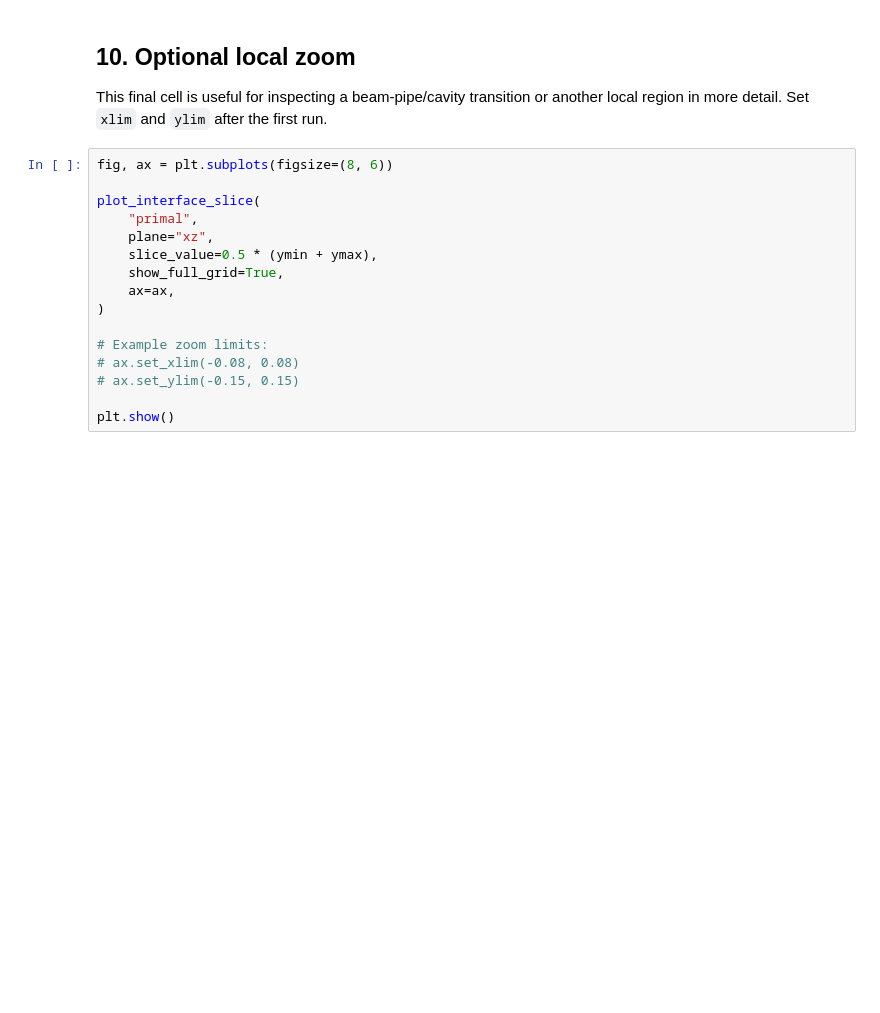
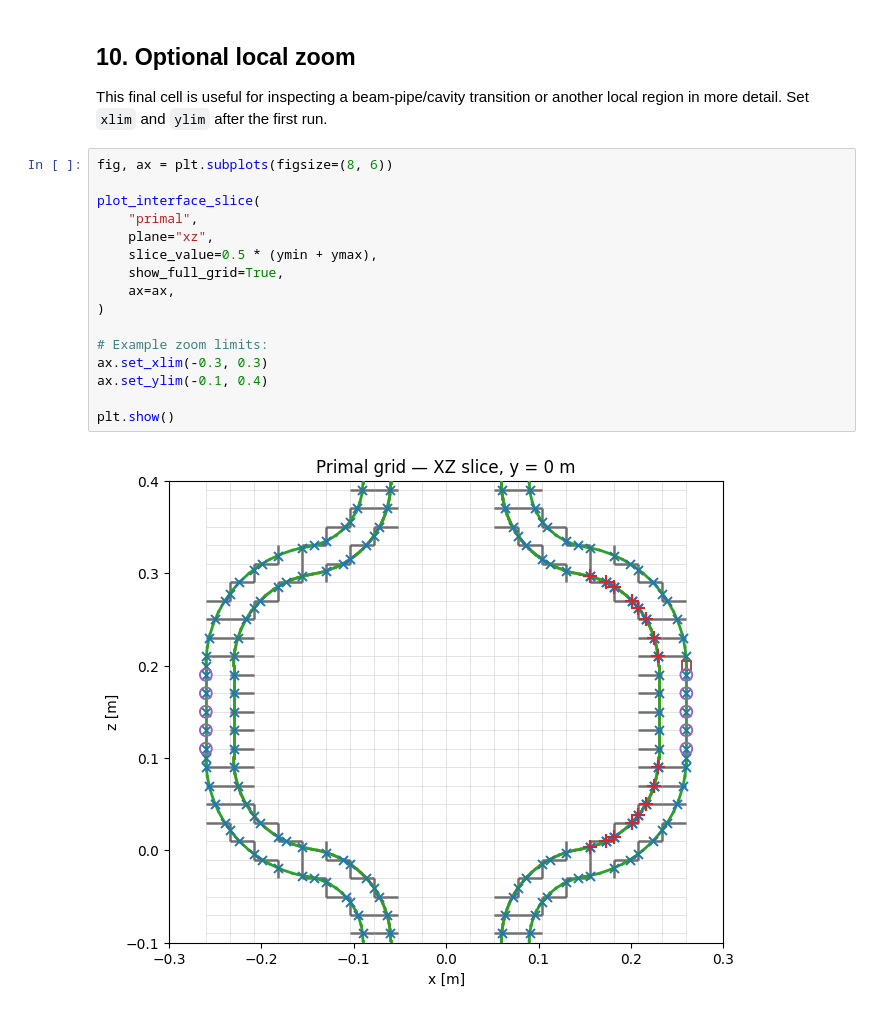
Before and after one commit to hschreib-tet/Wakis, a Jupyter notebook: notebooks/010_conformal_stl_intersections_visual_test.ipynb, the cells around one changed output. Cells and saved outputs as stored; diff of their text form; blank space fills up the shorter version.

```diff
--- a/notebooks/010_conformal_stl_intersections_visual_test.ipynb
+++ b/notebooks/010_conformal_stl_intersections_visual_test.ipynb
@@ -511,16 +958,18 @@ This final cell is useful for inspecting a beam-pipe/cavity transition or anothe
 # %%
 fig, ax = plt.subplots(figsize=(8, 6))
 
 plot_interface_slice(
     "primal",
     plane="xz",
     slice_value=0.5 * (ymin + ymax),
     show_full_grid=True,
     ax=ax,
 )
 
 # Example zoom limits:
-# ax.set_xlim(-0.08, 0.08)
-# ax.set_ylim(-0.15, 0.15)
+ax.set_xlim(-0.3, 0.3)
+ax.set_ylim(-0.1, 0.4)
 
 plt.show()
+# %% [output]
+[figure, added]
```
Also changed, not shown: parts of 11 cells of this notebook, 3 other files.
